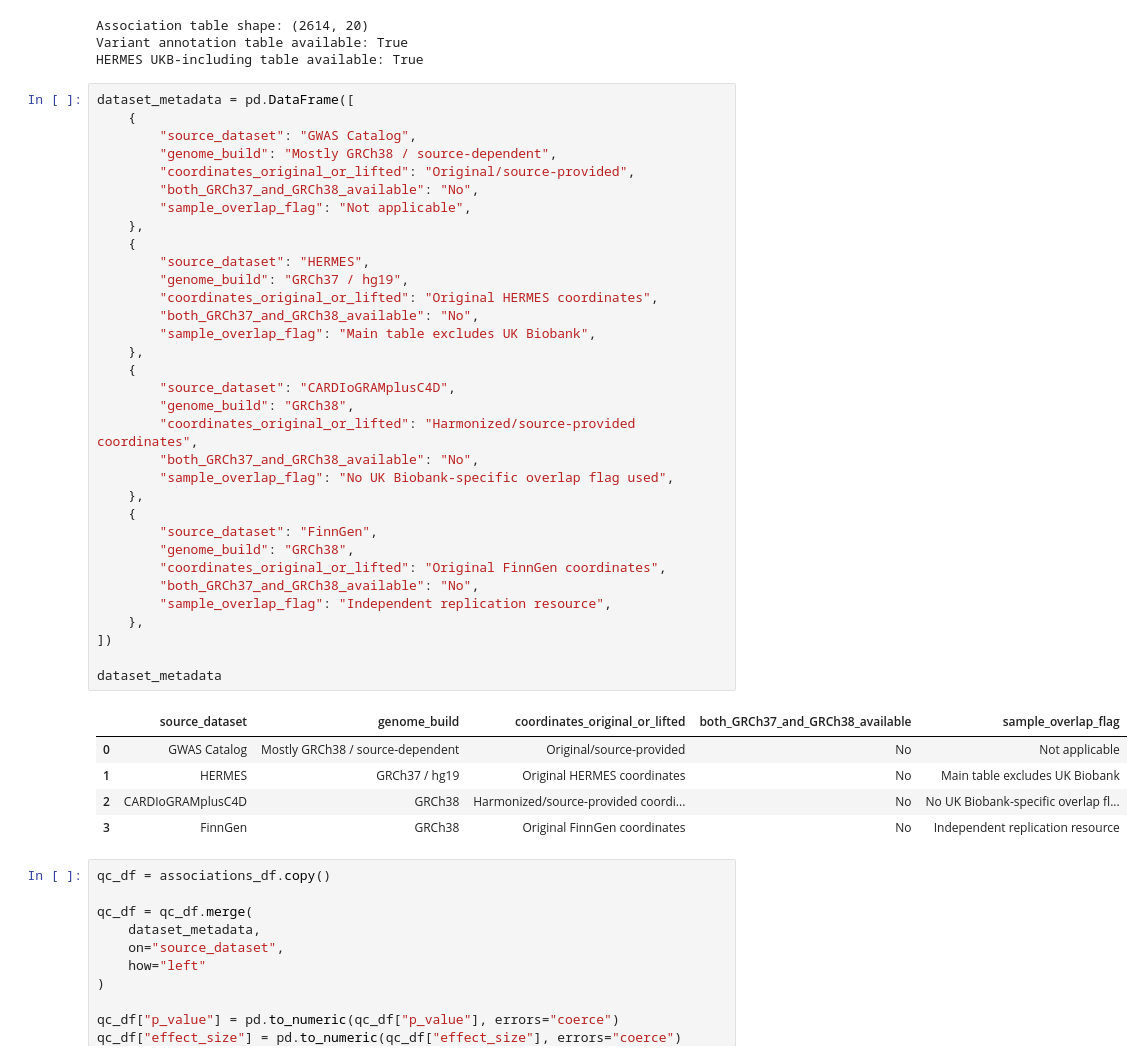
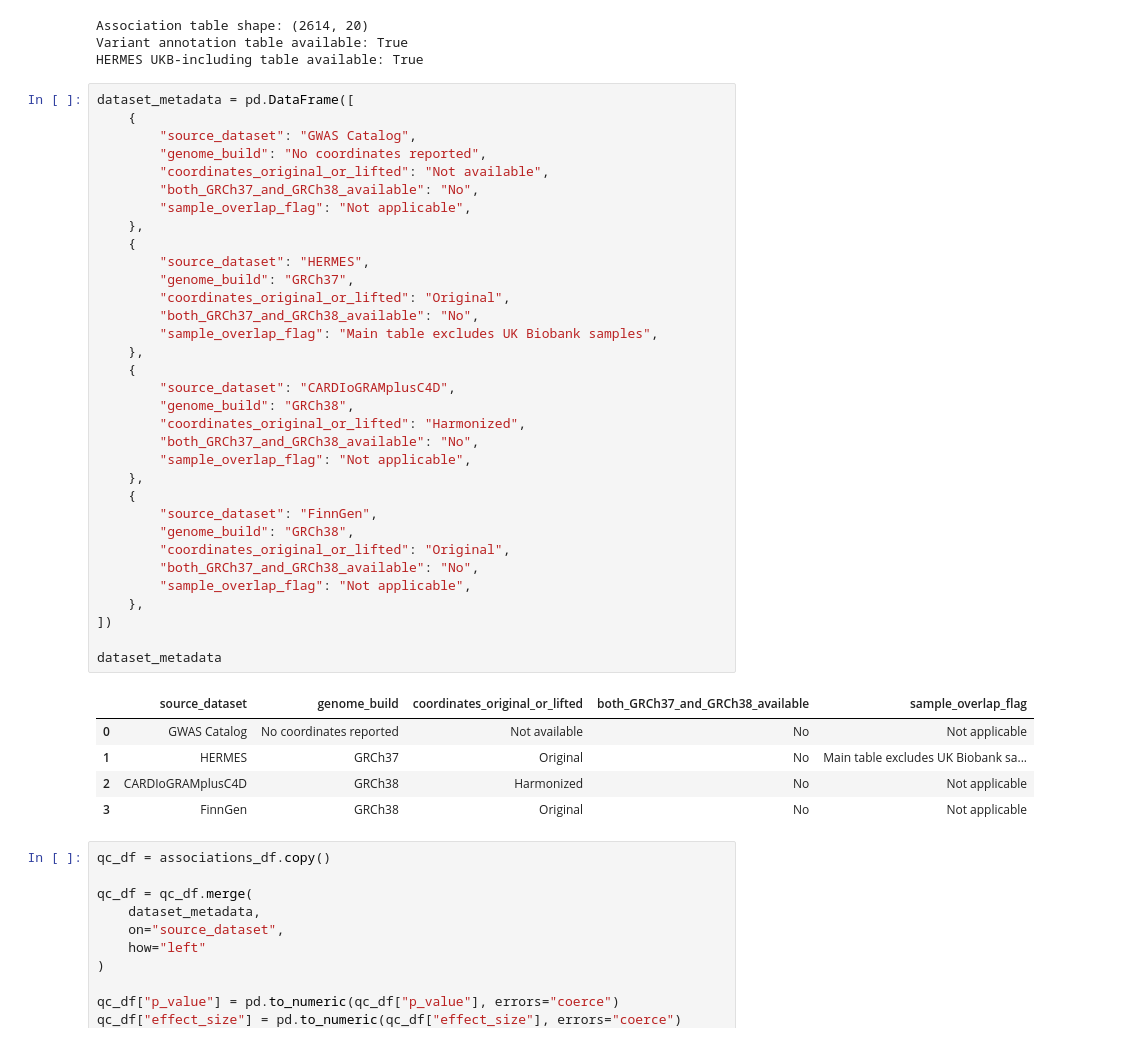
Before and after one commit to endrit-jakupi/Computational-Analysis-of-Macrophage-Gene-SNPs-across-Several-Cardiovascular-Datasets, a Jupyter notebook: notebooks/qc_summary.ipynb, the cells around one changed output. Cells and saved outputs as stored; diff of their text form.

Commit message:
Modified the QC summary table

```diff
--- a/notebooks/qc_summary.ipynb
+++ b/notebooks/qc_summary.ipynb
@@ -33,42 +33,42 @@ HERMES UKB-including table available: True
 # %%
 dataset_metadata = pd.DataFrame([
     {
         "source_dataset": "GWAS Catalog",
-        "genome_build": "Mostly GRCh38 / source-dependent",
-        "coordinates_original_or_lifted": "Original/source-provided",
+        "genome_build": "No coordinates reported",
+        "coordinates_original_or_lifted": "Not available",
         "both_GRCh37_and_GRCh38_available": "No",
         "sample_overlap_flag": "Not applicable",
     },
     {
         "source_dataset": "HERMES",
-        "genome_build": "GRCh37 / hg19",
-        "coordinates_original_or_lifted": "Original HERMES coordinates",
+        "genome_build": "GRCh37",
+        "coordinates_original_or_lifted": "Original",
         "both_GRCh37_and_GRCh38_available": "No",
-        "sample_overlap_flag": "Main table excludes UK Biobank",
+        "sample_overlap_flag": "Main table excludes UK Biobank samples",
     },
     {
         "source_dataset": "CARDIoGRAMplusC4D",
         "genome_build": "GRCh38",
-        "coordinates_original_or_lifted": "Harmonized/source-provided coordinates",
+        "coordinates_original_or_lifted": "Harmonized",
         "both_GRCh37_and_GRCh38_available": "No",
-        "sample_overlap_flag": "No UK Biobank-specific overlap flag used",
+        "sample_overlap_flag": "Not applicable",
     },
     {
         "source_dataset": "FinnGen",
         "genome_build": "GRCh38",
-        "coordinates_original_or_lifted": "Original FinnGen coordinates",
+        "coordinates_original_or_lifted": "Original",
         "both_GRCh37_and_GRCh38_available": "No",
-        "sample_overlap_flag": "Independent replication resource",
+        "sample_overlap_flag": "Not applicable",
     },
 ])
 
 dataset_metadata
 # %% [output]
 |  | source_dataset | genome_build | coordinates_original_or_lifted | both_GRCh37_and_GRCh38_available | sample_overlap_flag |
-| 0 | GWAS Catalog | Mostly GRCh38 / source-dependent | Original/source-provided | No | Not applicable |
-| 1 | HERMES | GRCh37 / hg19 | Original HERMES coordinates | No | Main table excludes UK Biobank |
-| 2 | CARDIoGRAMplusC4D | GRCh38 | Harmonized/source-provided coordi... | No | No UK Biobank-specific overlap fl... |
-| 3 | FinnGen | GRCh38 | Original FinnGen coordinates | No | Independent replication resource |
+| 0 | GWAS Catalog | No coordinates reported | Not available | No | Not applicable |
+| 1 | HERMES | GRCh37 | Original | No | Main table excludes UK Biobank sa... |
+| 2 | CARDIoGRAMplusC4D | GRCh38 | Harmonized | No | Not applicable |
+| 3 | FinnGen | GRCh38 | Original | No | Not applicable |
 # %%
 qc_df = associations_df.copy()
 
```
Also changed, not shown: parts of 3 cells of this notebook, 1 other file.
